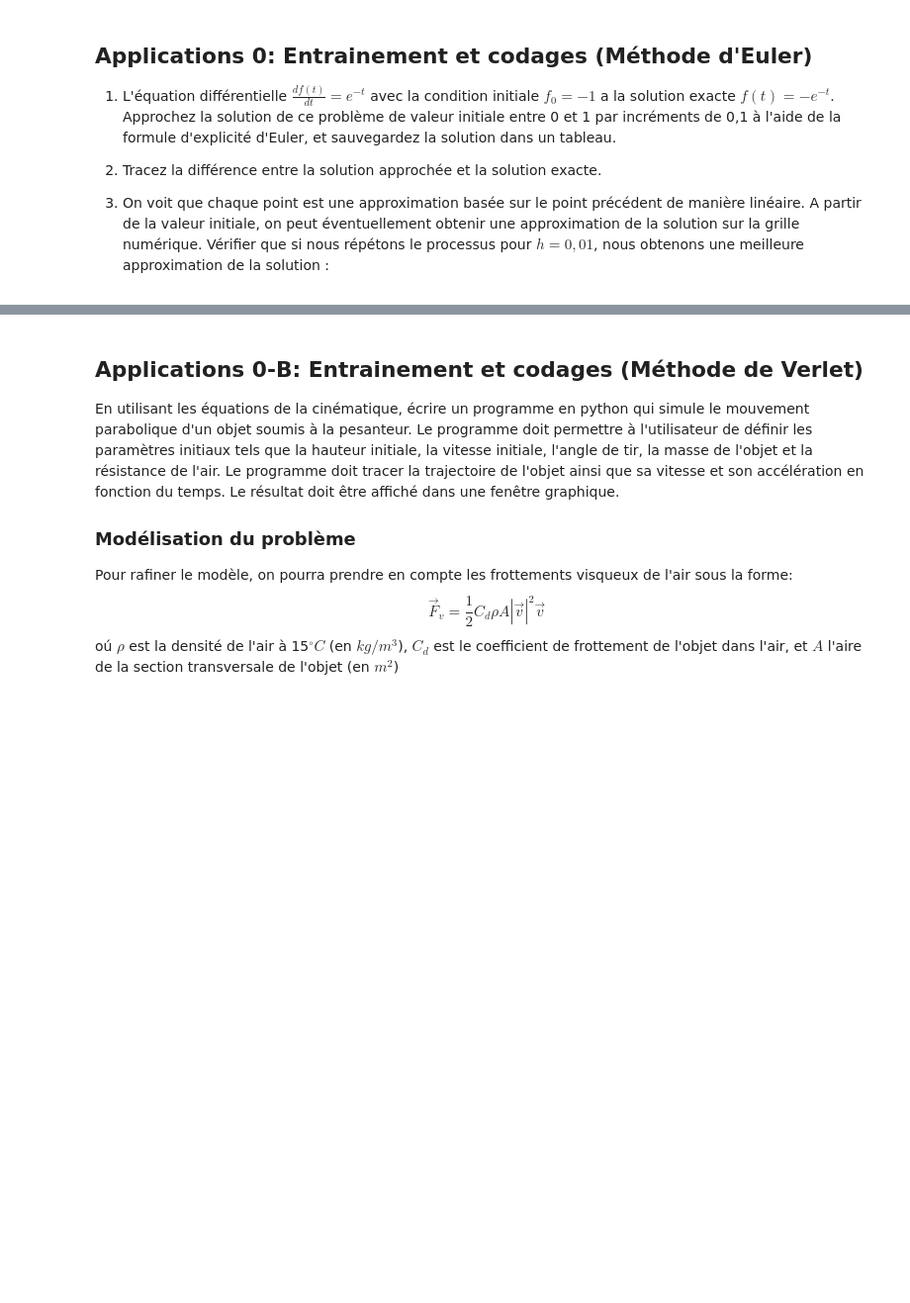
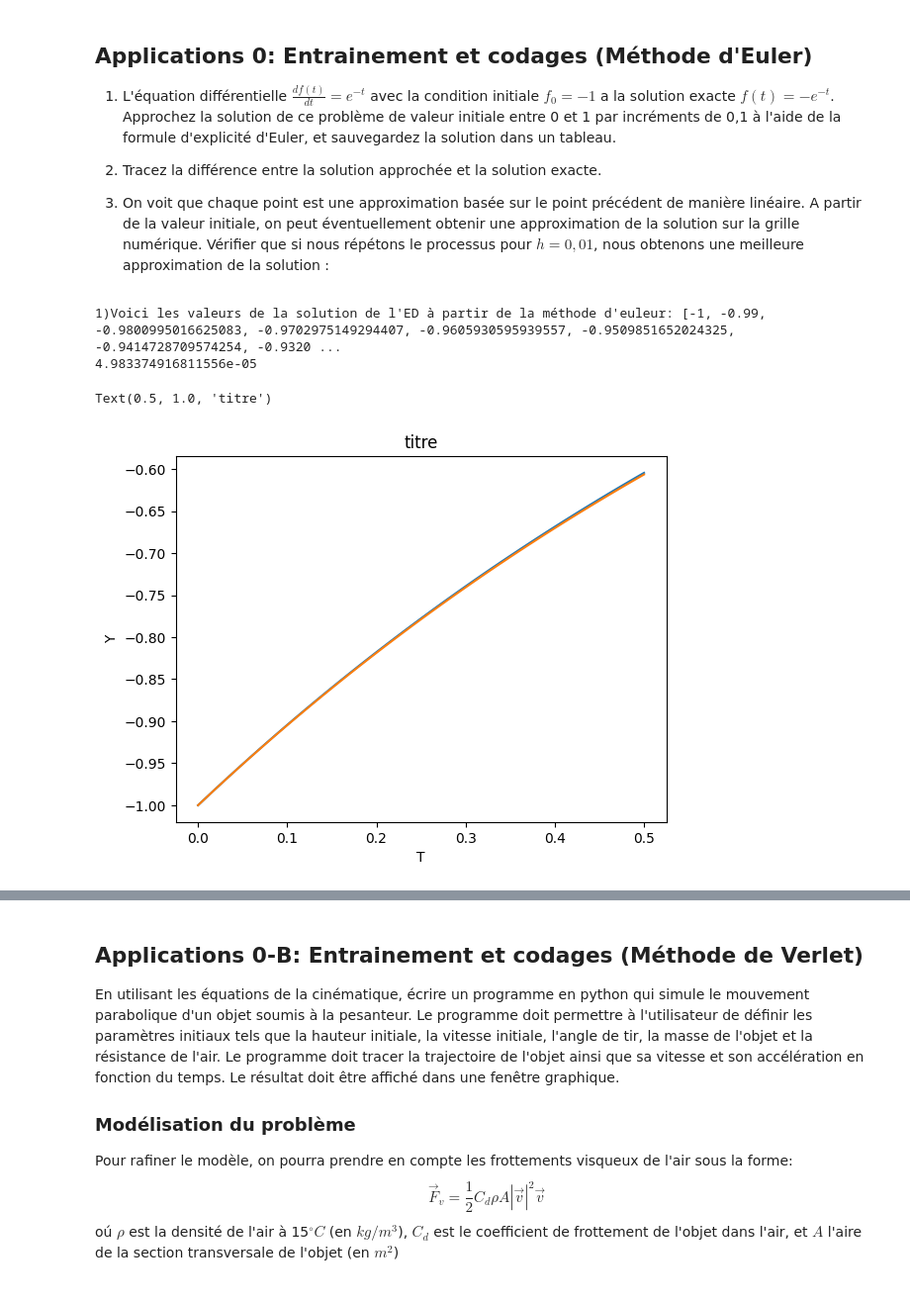
Before and after one commit to aetabdou97/tp3_comp_num, a Jupyter notebook: 03_Resoudre_des_equations_differentielles_enonce.ipynb, the cells around one changed output, grey strips where cells are left out. Shown at 99% size. Saved outputs shown, nothing was run; the diff lists cells and outputs as text; code cells hidden in the pictures; blank space fills up the shorter version.

```diff
--- a/03_Resoudre_des_equations_differentielles_enonce.ipynb
+++ b/03_Resoudre_des_equations_differentielles_enonce.ipynb
@@ -102,39 +102,44 @@ def euler(F, t0,tf,y0,h):
     Y = [y0]
     T = [t0]
     V=[-1]
+    D=[0]
 
     for k in range(50):
         y = y + h*F(t)
         t = t + h
         Y.append(y)
         T.append(t)
         V.append(-np.exp(-t))
     return T,Y,V
 
 def F(t):
     return np.exp(-t)
+print("1)Voici les valeurs de la solution de l'ED à partir de la méthode d'euleur:" , Y)
+T,Y ,V= euler(F,0,1,-1,0.01)
 
-T,Y ,V= euler(F,0,1,-1,0.1)
 
 #print(T)
-#print(Y)
 #print(V)
 
 # create a figure and axis object
 fig, ax = plt.subplots()
 
 # plot the function
 ax.plot(T, Y)
 ax.plot(T, V)
 # set the axis labels
 ax.set_xlabel('T')
 ax.set_ylabel('Y')
 
 
 # set the title of the plot
 ax.set_title('titre')
-
-fig.savefig("figure.jpg") # save as jpg
+#fig.savefig("euler2.jpg") # save as jpg
 
 # display the plot
-plt.show()
+#plt.show()
+# %% [output]
+1)Voici les valeurs de la solution de l'ED à partir de la méthode d'euleur: [-1, -0.99, -0.9800995016625083, -0.9702975149294407, -0.9605930595939557, -0.9509851652024325, -0.9414728709574254, -0.9320 ...
+4.983374916811556e-05
+Text(0.5, 1.0, 'titre')
+[figure, added]
```
Also changed, not shown: parts of 6 cells of this notebook.
